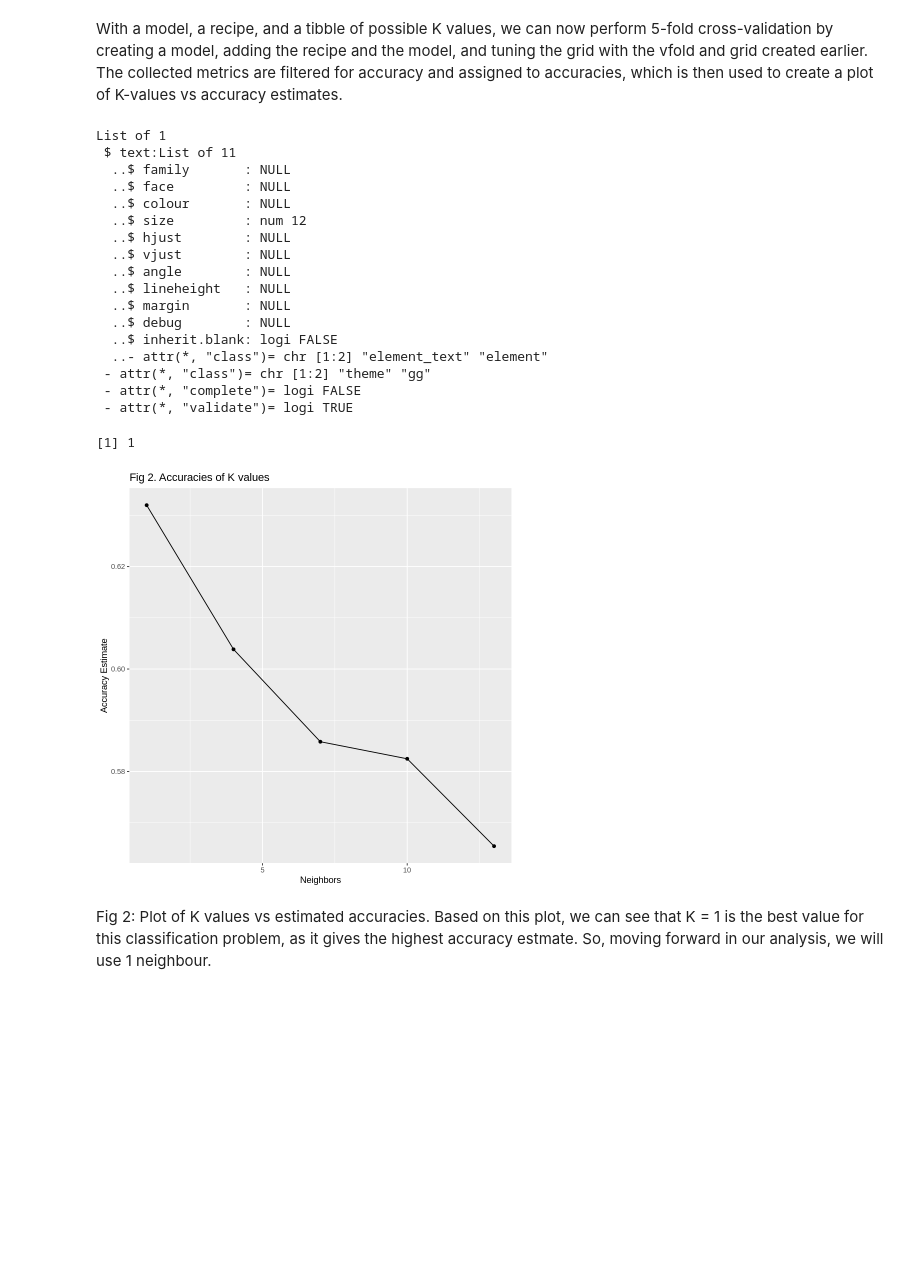
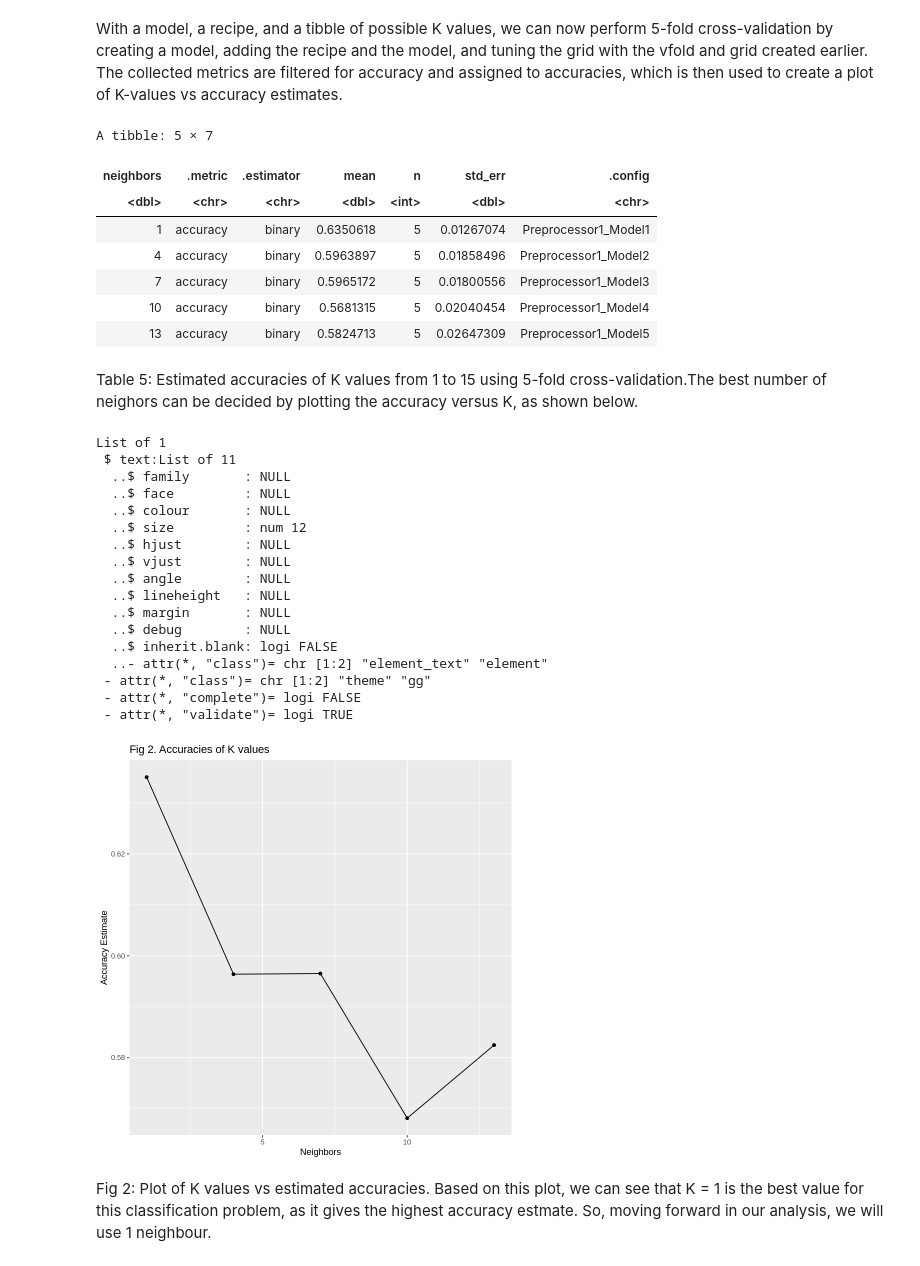
Before and after one commit to lillylaksermerz/dsci100-project, a Jupyter notebook: group_project.ipynb, the cells around one changed output. Drawn from its saved outputs; the diff is of its cells as text; code cells hidden in the pictures; blank space fills up the shorter version.

Commit message:
edited more data visualization
described and explained optimal K value, low accuracy, precision and recall

```diff
--- a/group_project.ipynb
+++ b/group_project.ipynb
@@ -275,10 +273,5 @@ loan_recipe <- recipe(Loan_Status ~ ApplicantIncome + CoapplicantIncome + LoanAm
                 step_scale(all_predictors()) |>
                 step_center(all_predictors()) |>
                 step_impute_mean(all_predictors()) |>
-                step_upsample(Loan_Status, over_ratio = 1, skip = TRUE)
-
-
-loan_recall <- loan_predictions |>
-    recall(truth = Loan_Status, estimate = .pred_class, event_level="first") |>
-    select(-.estimator)
-loan_recall
+                step_upsample(Loan_Status, over_ratio = 1, skip = TRUE)|>
+                prep()
@@ -330,43 +292,55 @@ With a model, a recipe, and a tibble of possible K values, we can now perform 5-
 # %%
  loan_metrics <- workflow() |>
     add_recipe(loan_recipe) |>
     add_model(loan_tuning_spec) |>
     tune_grid(resamples = loan_vfold, grid = loan_vals) |>
     collect_metrics()
 
 accuracies <- loan_metrics |>
         filter(.metric == "accuracy")
 
-options(repr.plot.height = 7, repr.plot.width = 7)
-
-cross_val_plot <- accuracies |>
-        ggplot(aes(x = neighbors, y = mean)) +
-        geom_point() +
-        geom_line() +
-        labs(x = "Neighbors", y = "Accuracy Estimate") +
-        ggtitle("Fig 2. Accuracies of K values")
-        theme(text = element_text(size = 12))
-cross_val_plot
+accuracies
 # %% [output]
-List of 1
- $ text:List of 11
-  ..$ family       : NULL
-  ..$ face         : NULL
-  ..$ colour       : NULL
-  ..$ size         : num 12
-  ..$ hjust        : NULL
-  ..$ vjust        : NULL
-  ..$ angle        : NULL
-  ..$ lineheight   : NULL
-  ..$ margin       : NULL
-  ..$ debug        : NULL
-  ..$ inherit.blank: logi FALSE
-  ..- attr(*, "class")= chr [1:2] "element_text" "element"
- - attr(*, "class")= chr [1:2] "theme" "gg"
- - attr(*, "complete")= logi FALSE
- - attr(*, "validate")= logi TRUE
+A tibble: 5 × 7
-[1] 1
-[figure, removed]
+| neighbors | .metric | .estimator | mean | n | std_err | .config |
+| <dbl> | <chr> | <chr> | <dbl> | <int> | <dbl> | <chr> |
+| 1 | accuracy | binary | 0.6350618 | 5 | 0.01267074 | Preprocessor1_Model1 |
+| 4 | accuracy | binary | 0.5963897 | 5 | 0.01858496 | Preprocessor1_Model2 |
+| 7 | accuracy | binary | 0.5965172 | 5 | 0.01800556 | Preprocessor1_Model3 |
+| 10 | accuracy | binary | 0.5681315 | 5 | 0.02040454 | Preprocessor1_Model4 |
+| 13 | accuracy | binary | 0.5824713 | 5 | 0.02647309 | Preprocessor1_Model5 |
+# %% [markdown]
+Table 5: Estimated accuracies of K values from 1 to 15 using 5-fold cross-validation.The best number of neighors can be decided by plotting the accuracy versus K, as shown below.
+# %%
+options(repr.plot.height = 7, repr.plot.width = 7)
+
+cross_val_plot <- accuracies |>
+        ggplot(aes(x = neighbors, y = mean)) +
+        geom_point() +
+        geom_line() +
+        labs(x = "Neighbors", y = "Accuracy Estimate") +
+        ggtitle("Fig 2. Accuracies of K values")
+        theme(text = element_text(size = 12))
+cross_val_plot
+# %% [output]
+List of 1
+ $ text:List of 11
+  ..$ family       : NULL
+  ..$ face         : NULL
+  ..$ colour       : NULL
+  ..$ size         : num 12
+  ..$ hjust        : NULL
+  ..$ vjust        : NULL
+  ..$ angle        : NULL
+  ..$ lineheight   : NULL
+  ..$ margin       : NULL
+  ..$ debug        : NULL
+  ..$ inherit.blank: logi FALSE
+  ..- attr(*, "class")= chr [1:2] "element_text" "element"
+ - attr(*, "class")= chr [1:2] "theme" "gg"
+ - attr(*, "complete")= logi FALSE
+ - attr(*, "validate")= logi TRUE
+[figure, added]
 # %% [markdown]
 Fig 2: Plot of K values vs estimated accuracies. Based on this plot, we can see that K = 1 is the best value for this classification problem, as it gives the highest accuracy estmate. So, moving forward in our analysis, we will use 1 neighbour.
 # %% [markdown]
```
Also changed, not shown: parts of 19 cells of this notebook.
